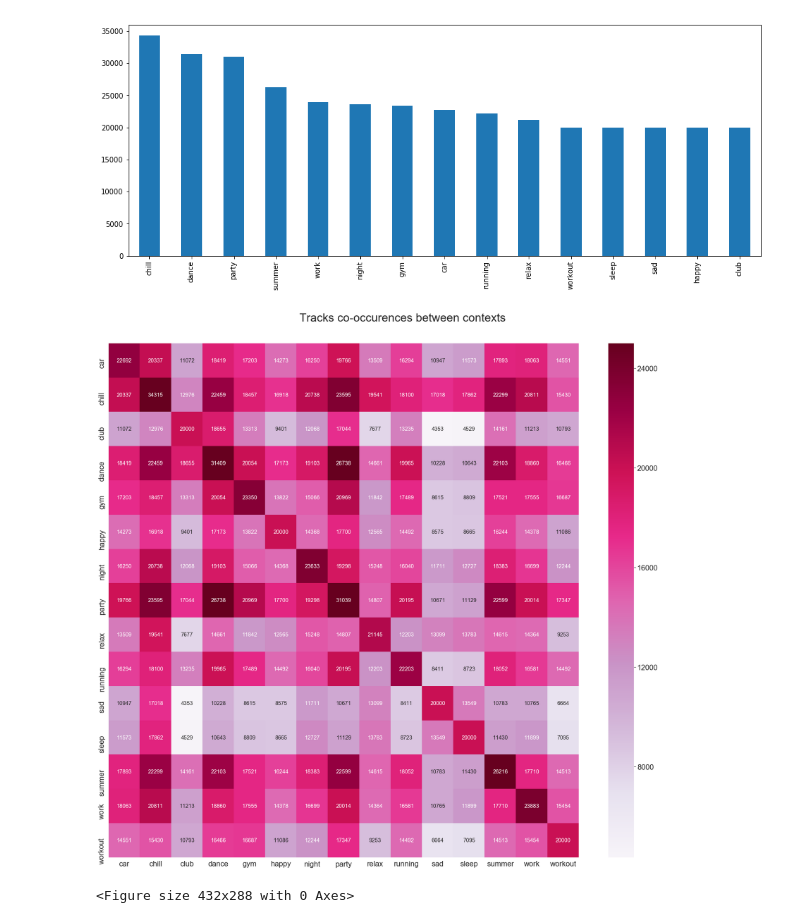
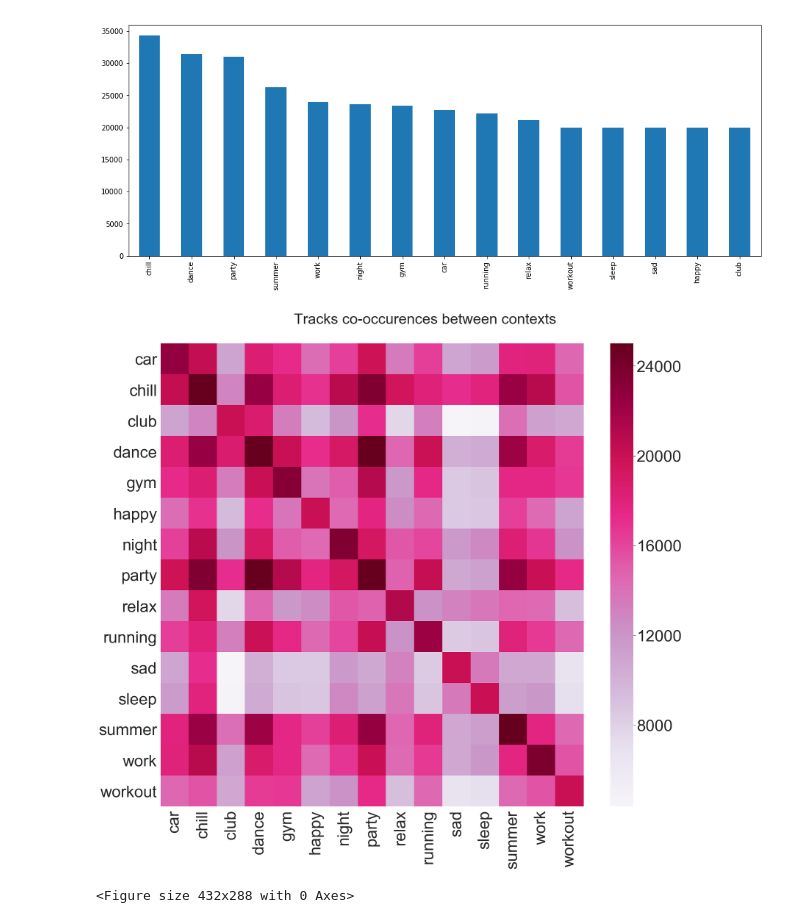
Before and after one commit to KarimMibrahim/context_classification_cnn, a Jupyter notebook: Balanced_dataset_collection.ipynb, the cells around one changed output. Saved outputs shown, nothing was run; the diff lists cells and outputs as text; code cells hidden in the pictures.

```diff
--- a/Balanced_dataset_collection.ipynb
+++ b/Balanced_dataset_collection.ipynb
@@ -279,18 +279,18 @@ coocurrances = coocurrances.T
 # %%
 # Plotting coocurances
 import seaborn as sn
-plt.figure(figsize = (30,30));
-sn.set(font_scale=2)#for label size
+plt.figure(figsize = (25,25));
+sn.set(font_scale=4)  # for label size
 cmap = 'PuRd'
 plt.axes([.1,.1,.8,.7])
-plt.figtext(.5,.83,'Tracks co-occurences between contexts', fontsize=34, ha='center')
+plt.figtext(.5,.83,'Tracks co-occurences between contexts', fontsize=40, ha='center')
 #plt.title("Ratio of tracks shared between contexts",fontdict={"fontsize" : 40})
 #plt.suptitle("Numbers show the ratio of the tracks in the y-axis context that are also labeled as the x-axis context")
-hmap = sn.heatmap(coocurrances, annot=True,annot_kws={"size": 16},fmt='.0f', cmap= cmap, vmax=25000, );
+hmap = sn.heatmap(coocurrances, annot=False,annot_kws={"size": 28},fmt='.0f', cmap= cmap, vmax=25000, );
 plt.savefig("/home/karim/Documents/Figures/tracks_coocurences_balances.pdf",
         dpi=300, format="pdf")
 # %% [output]
-[figure, old version]
+[figure, new version]
 # %%
 # %% [output]
 <Figure size 432x288 with 0 Axes>
```
Also changed, not shown: parts of 5 cells of this notebook, 5 other files.
